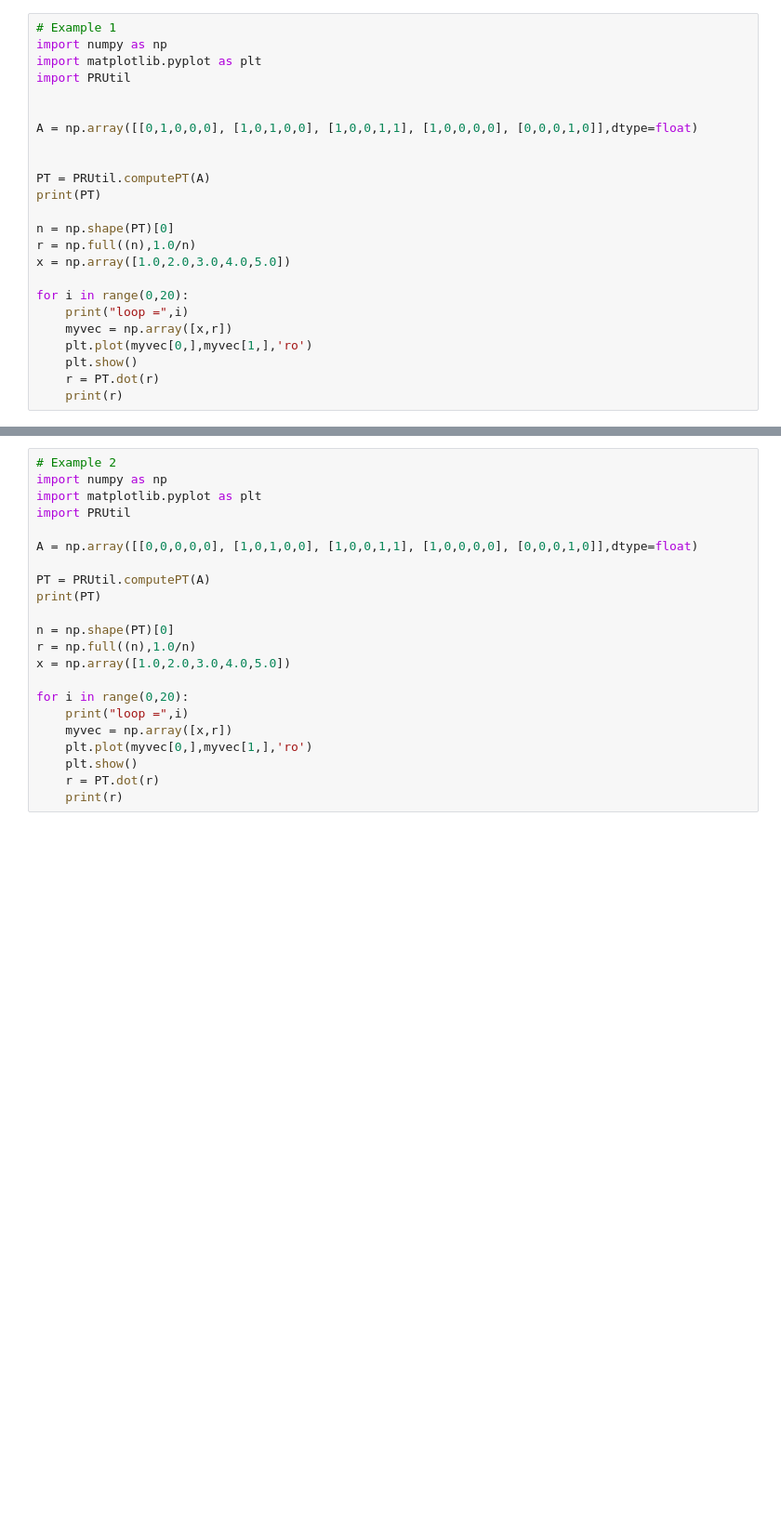
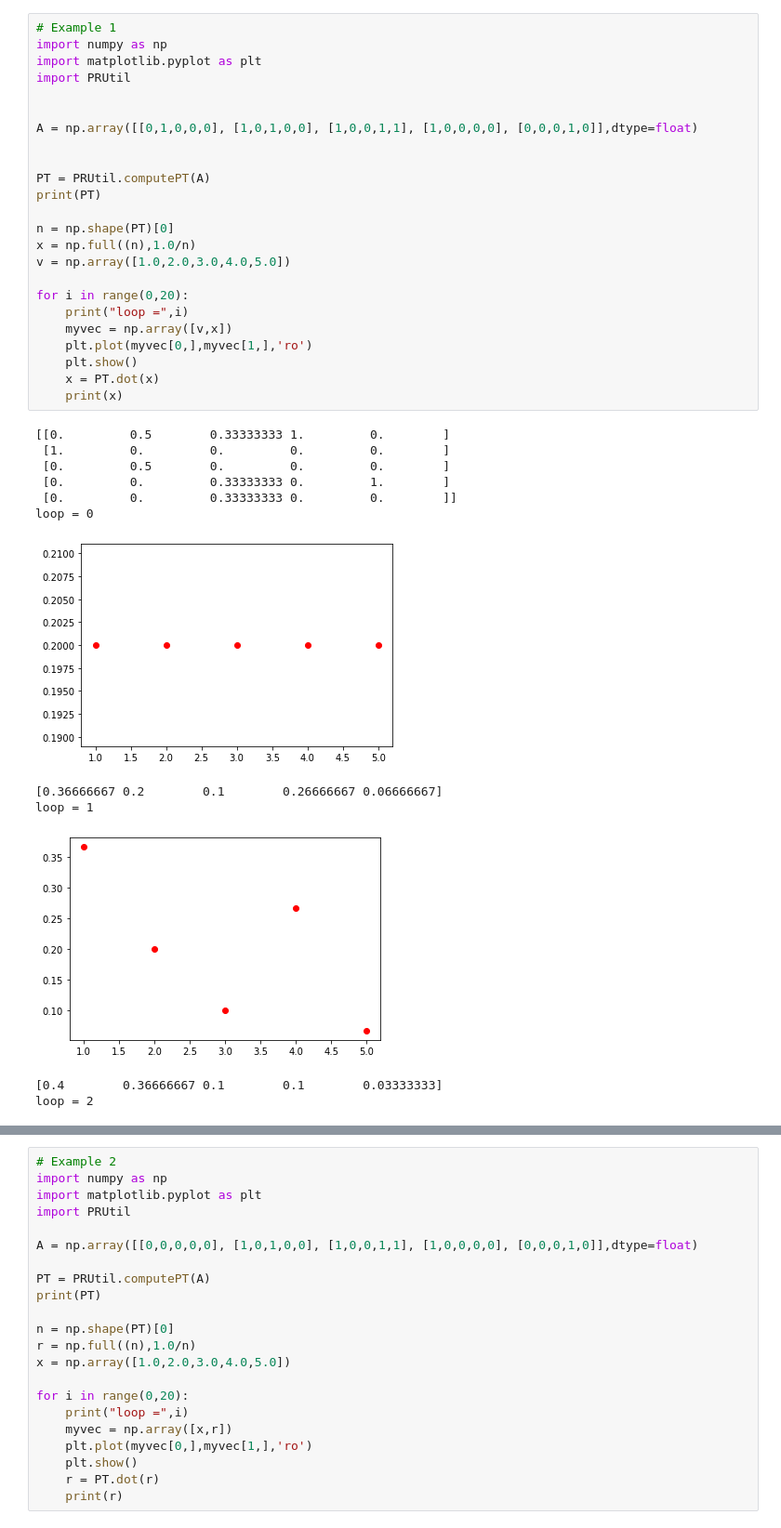
Before and after one commit to hughshanahan/GraphAlgos, a Jupyter notebook: Graph Algos.ipynb, the cells around one changed output, grey strips where cells are left out. Shown: that part at 93% size. Drawn from its saved outputs; the diff is of its cells as text; blank space fills up the shorter version.

```diff
--- a/Graph Algos.ipynb
+++ b/Graph Algos.ipynb
@@ -1,24 +1,37 @@
 # %%
 # Example 1
 import numpy as np
 import matplotlib.pyplot as plt
 import PRUtil
 
 
 A = np.array([[0,1,0,0,0], [1,0,1,0,0], [1,0,0,1,1], [1,0,0,0,0], [0,0,0,1,0]],dtype=float)
 
 
 PT = PRUtil.computePT(A)
 print(PT)
 
 n = np.shape(PT)[0]
-r = np.full((n),1.0/n)
-x = np.array([1.0,2.0,3.0,4.0,5.0])
+x = np.full((n),1.0/n)
+v = np.array([1.0,2.0,3.0,4.0,5.0])
 
 for i in range(0,20):
     print("loop =",i)
-    myvec = np.array([x,r])
+    myvec = np.array([v,x])
     plt.plot(myvec[0,],myvec[1,],'ro')
     plt.show()
-    r = PT.dot(r)
-    print(r)
+    x = PT.dot(x)
+    print(x)
+# %% [output]
+[[0.         0.5        0.33333333 1.         0.        ]
+ [1.         0.         0.         0.         0.        ]
+ [0.         0.5        0.         0.         0.        ]
+ [0.         0.         0.33333333 0.         1.        ]
+ [0.         0.         0.33333333 0.         0.        ]]
+loop = 0
+[figure, added]
+[0.36666667 0.2        0.1        0.26666667 0.06666667]
+loop = 1
+[figure, added]
+[0.4        0.36666667 0.1        0.1        0.03333333]
+loop = 2
```
Also changed, not shown: parts of 3 cells of this notebook.
